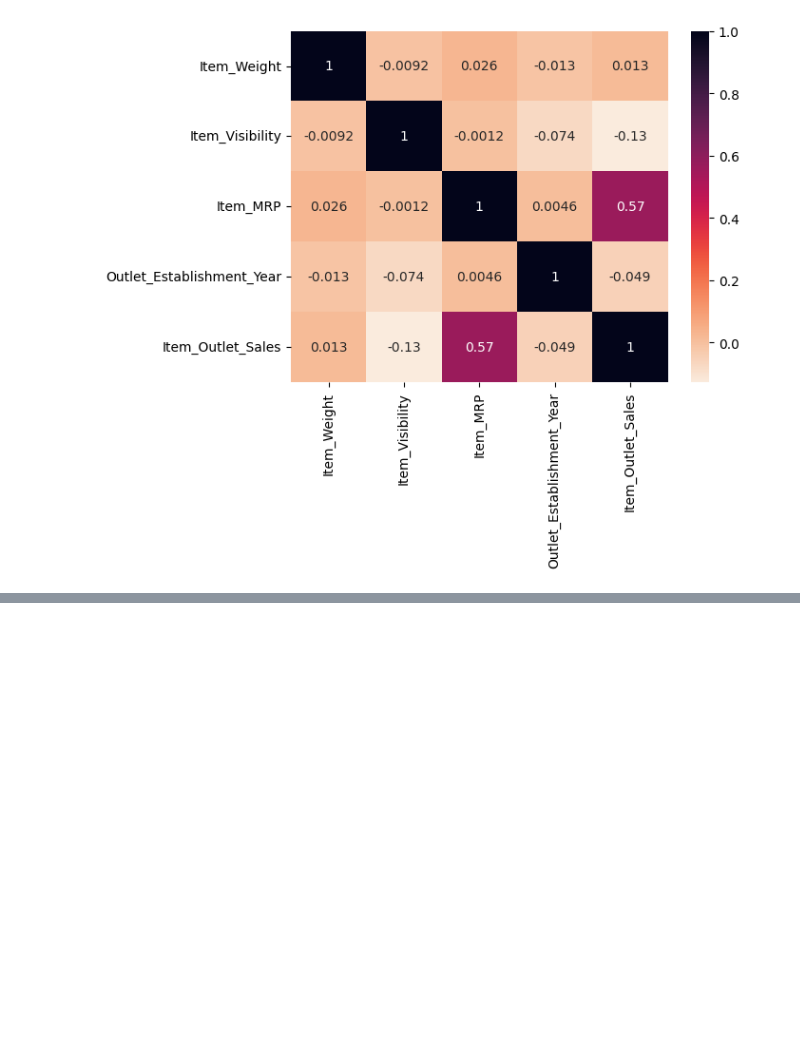
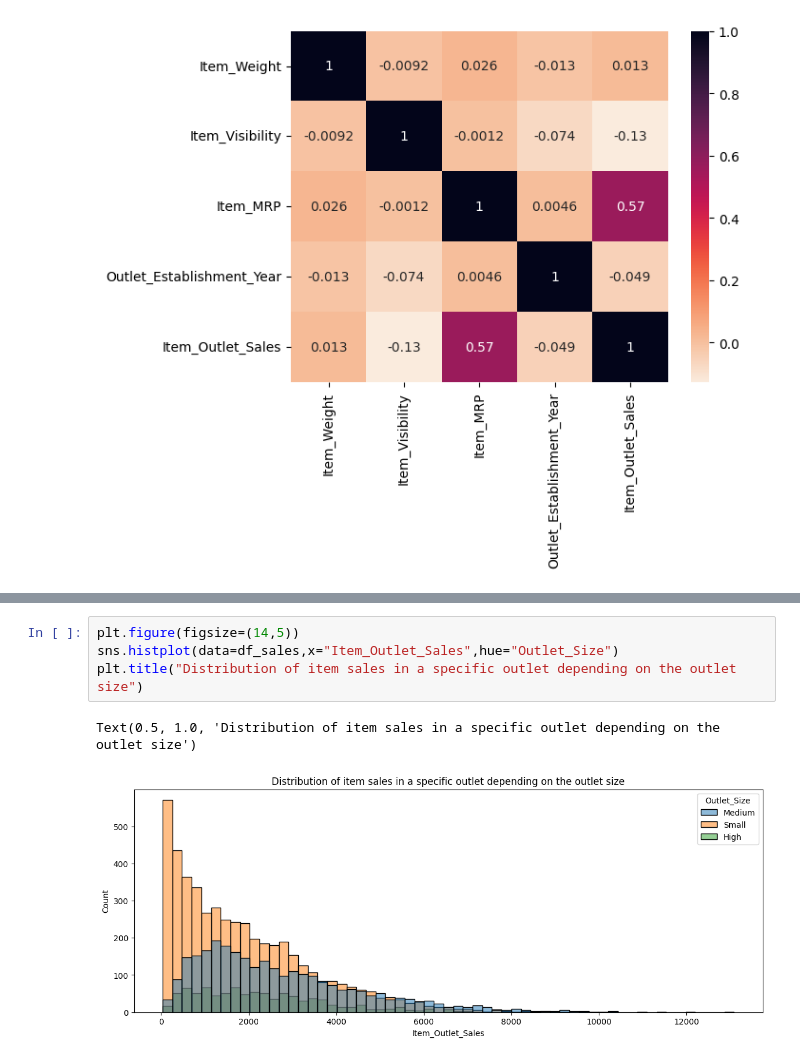
Before and after one commit to Mahdi-Kriaa/food_sales_prediction, a Jupyter notebook: food_sales_prediction.ipynb, the cells around one changed output, grey strips where cells are left out. Cells and saved outputs as stored; diff of their text form; blank space fills up the shorter version.

```diff
--- a/food_sales_prediction.ipynb
+++ b/food_sales_prediction.ipynb
@@ -206,0 +216,7 @@ sns.heatmap(df_sales.corr(),annot=True,cmap="rocket_r")
+# %%
+plt.figure(figsize=(14,5))
+sns.histplot(data=df_sales,x="Item_Outlet_Sales",hue="Outlet_Size")
+plt.title("Distribution of item sales in a specific outlet depending on the outlet size")
+# %% [output]
+Text(0.5, 1.0, 'Distribution of item sales in a specific outlet depending on the outlet size')
+[figure, added]
```
Also changed, not shown: parts of 3 cells of this notebook.
